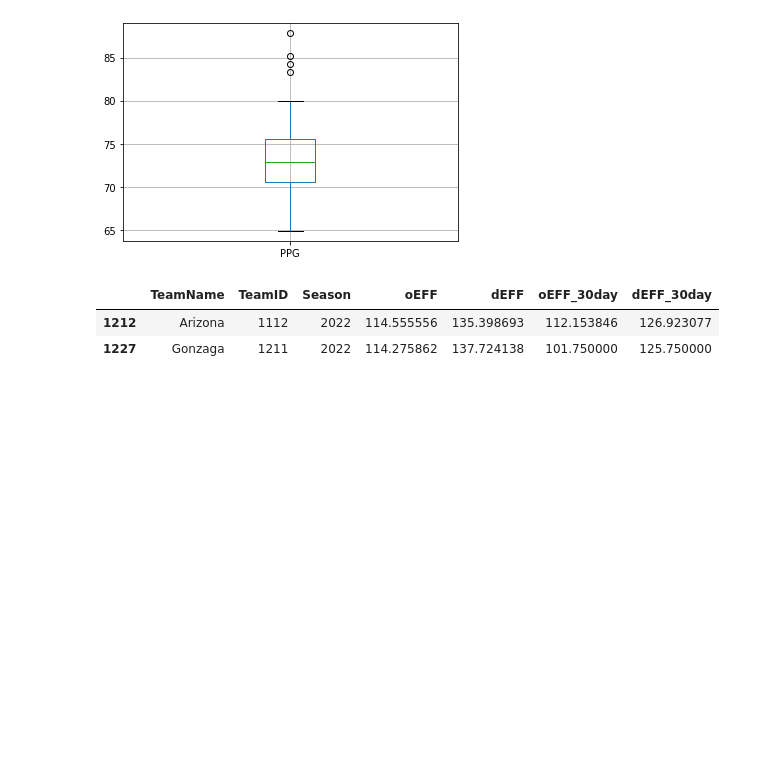
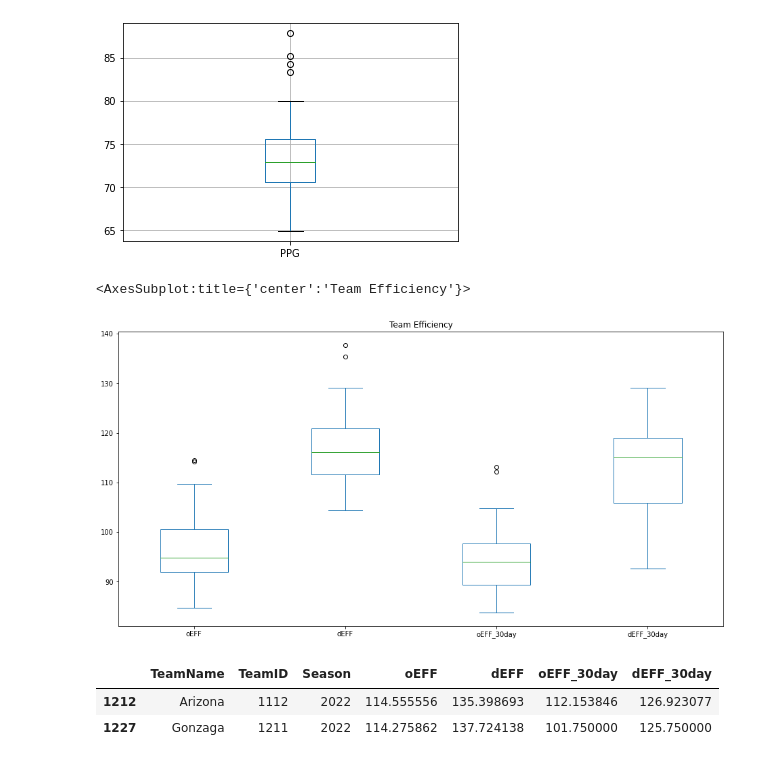
Before and after one commit to ZChipman/Predicting_March_Madness, a Jupyter notebook: 2022 March Maddness Prediction.ipynb, the cells around one changed output. Cells and saved outputs as stored; diff of their text form; code cells hidden in the pictures; blank space fills up the shorter version.

```diff
--- a/2022 March Maddness Prediction.ipynb
+++ b/2022 March Maddness Prediction.ipynb
@@ -598,6 +598,13 @@ ppg_stats.nlargest(4, 'PPG')
 | 2298 | Arizona | 1112 | 2022 | 84.290850 | 0.911765 | 34.0 |
 | 2317 | Iowa | 1234 | 2022 | 83.280000 | 0.742857 | 35.0 |
 [figure]
+# %%
+plt.rcParams['figure.figsize'] = [16, 8]
+eff_stats[['oEFF', 'dEFF', 'oEFF_30day', 'dEFF_30day']].plot(kind='box',
+                                                             title='Team Efficiency')
+# %% [output]
+<AxesSubplot:title={'center':'Team Efficiency'}>
+[figure, added]
 # %%
 eff_stats.boxplot('oEFF')
 # The two outliers in the boxplot are highlighted in the table below
```
Also changed, not shown: parts of 15 cells of this notebook.
